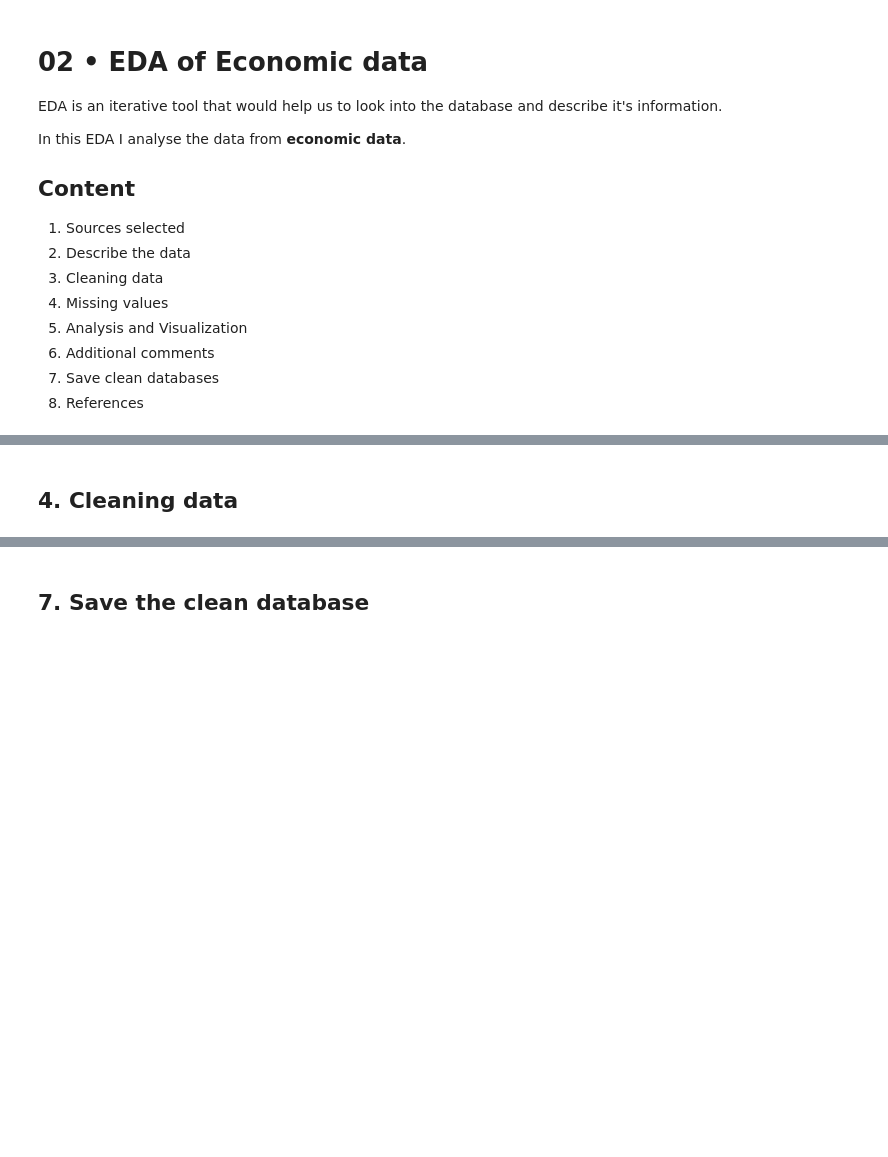
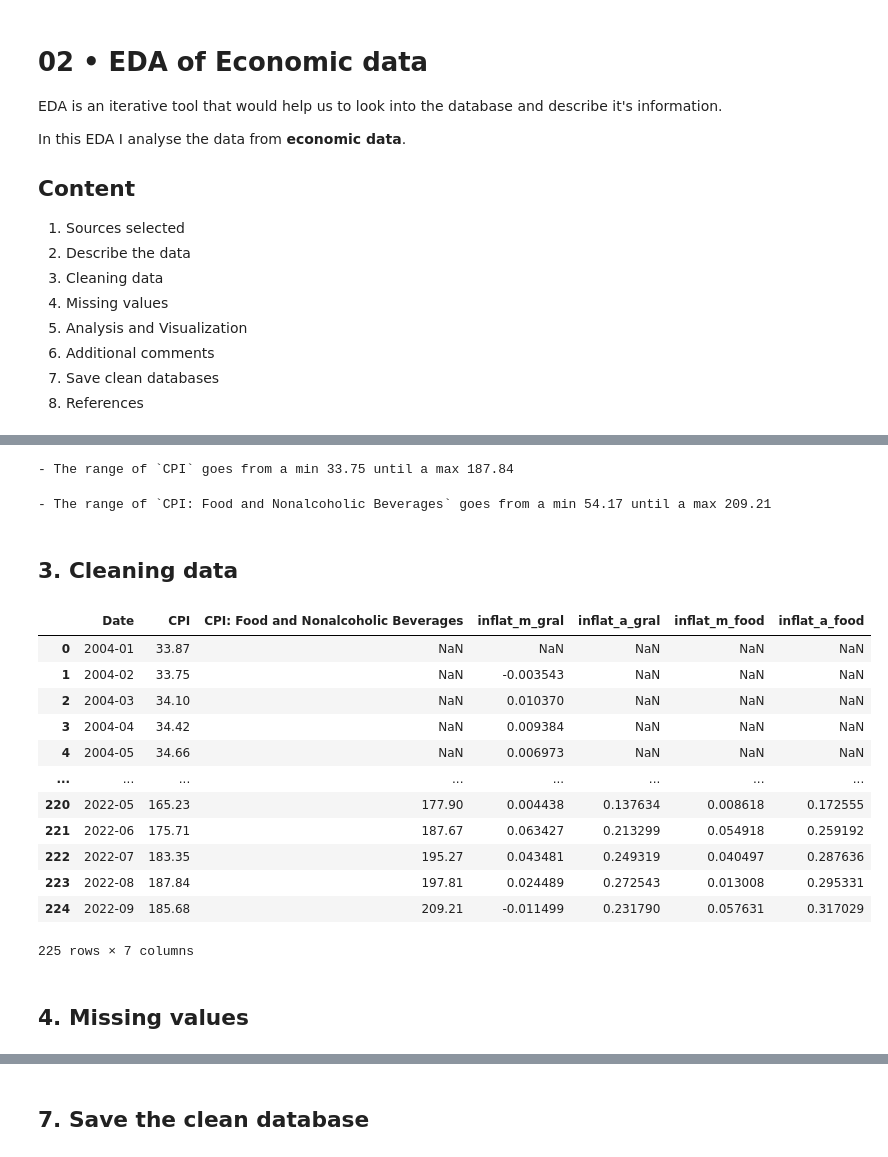
Before and after one commit to vcuspinera/Pakistan_inflation-crime, a Jupyter notebook: src/02_EDA_Economic.ipynb, the cells around one changed output, grey strips where cells are left out. Drawn from its saved outputs; the diff is of its cells as text; code cells hidden in the pictures; blank space fills up the shorter version.

```diff
--- a/src/02_EDA_Economic.ipynb
+++ b/src/02_EDA_Economic.ipynb
@@ -42,0 +64,4 @@ RendererRegistry.enable('default')
+# %%
+# column names
+my_columns = df_0.iloc[4].to_list()
+my_columns
@@ -42,0 +70,5 @@ RendererRegistry.enable('default')
+# %%
+# change column names
+df = df_0[5:len(df_0)]
+df.set_axis(my_columns, axis=1, inplace=True)
+df.reset_index(drop=True, inplace=True)
@@ -43,2 +142,14 @@ RendererRegistry.enable('default')
+# %%
+# CPI
+print("- The range of `CPI` goes from a min {0} until a max {1}".format(df.CPI.min(),
+                                                                      df.CPI.max(), 2))
+# %% [output]
+- The range of `CPI` goes from a min 33.75 until a max 187.84
+# %%
+# CPI: Food and Nonalcoholic Beverages
+print("- The range of `CPI: Food and Nonalcoholic Beverages` goes from a min {0} until a max {1}".format(df["CPI: Food and Nonalcoholic Beverages"].min(),
+                                                                      df["CPI: Food and Nonalcoholic Beverages"].max(), 2))
+# %% [output]
+- The range of `CPI: Food and Nonalcoholic Beverages` goes from a min 54.17 until a max 209.21
 # %% [markdown]
-## 4. Cleaning data
+## 3. Cleaning data
@@ -44,0 +181,18 @@ RendererRegistry.enable('default')
+# %%
+df
+# %% [output]
+|  | Date | CPI | CPI: Food and Nonalcoholic Beverages | inflat_m_gral | inflat_a_gral | inflat_m_food | inflat_a_food |
+| 0 | 2004-01 | 33.87 | NaN | NaN | NaN | NaN | NaN |
+| 1 | 2004-02 | 33.75 | NaN | -0.003543 | NaN | NaN | NaN |
+| 2 | 2004-03 | 34.10 | NaN | 0.010370 | NaN | NaN | NaN |
+| 3 | 2004-04 | 34.42 | NaN | 0.009384 | NaN | NaN | NaN |
+| 4 | 2004-05 | 34.66 | NaN | 0.006973 | NaN | NaN | NaN |
+| ... | ... | ... | ... | ... | ... | ... | ... |
+| 220 | 2022-05 | 165.23 | 177.90 | 0.004438 | 0.137634 | 0.008618 | 0.172555 |
+| 221 | 2022-06 | 175.71 | 187.67 | 0.063427 | 0.213299 | 0.054918 | 0.259192 |
+| 222 | 2022-07 | 183.35 | 195.27 | 0.043481 | 0.249319 | 0.040497 | 0.287636 |
+| 223 | 2022-08 | 187.84 | 197.81 | 0.024489 | 0.272543 | 0.013008 | 0.295331 |
+| 224 | 2022-09 | 185.68 | 209.21 | -0.011499 | 0.231790 | 0.057631 | 0.317029 |
+225 rows × 7 columns
+# %% [markdown]
+## 4. Missing values
```
Also changed, not shown: parts of 35 cells of this notebook, 1 other file.
